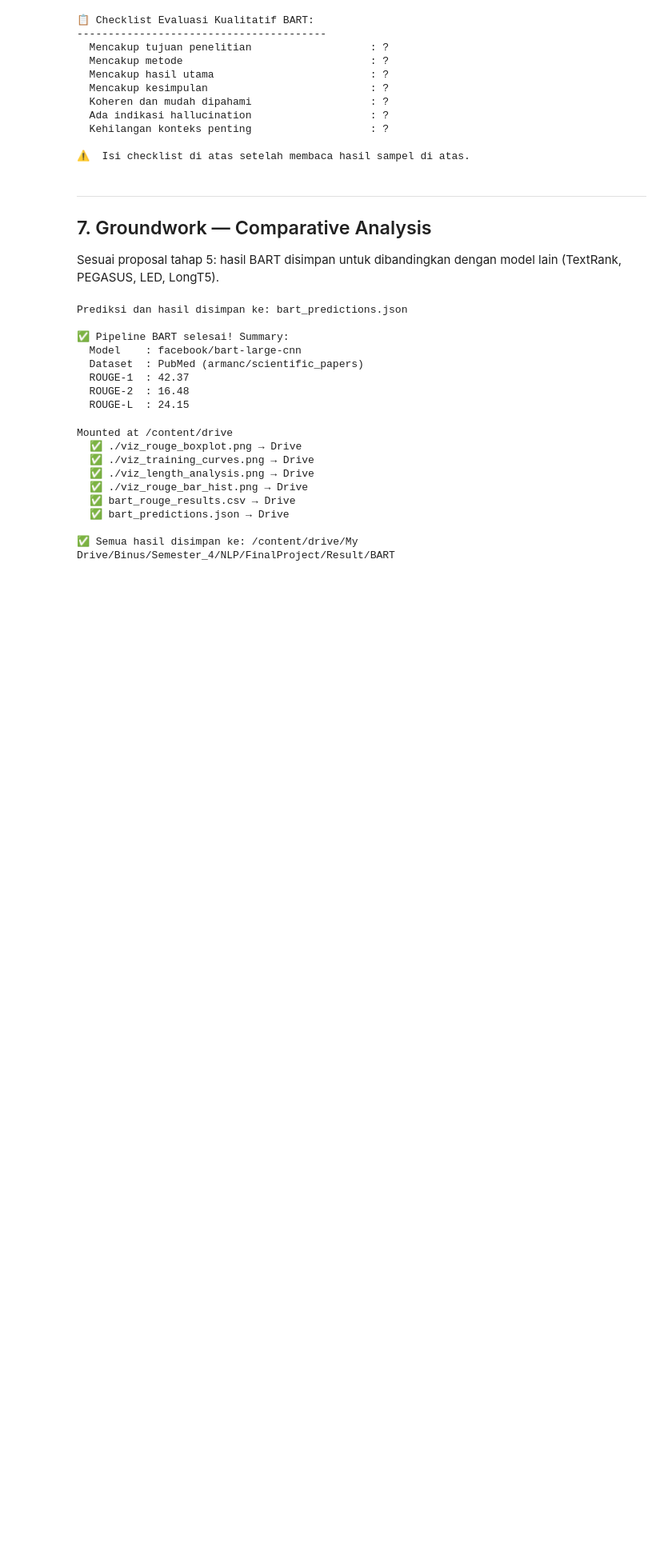
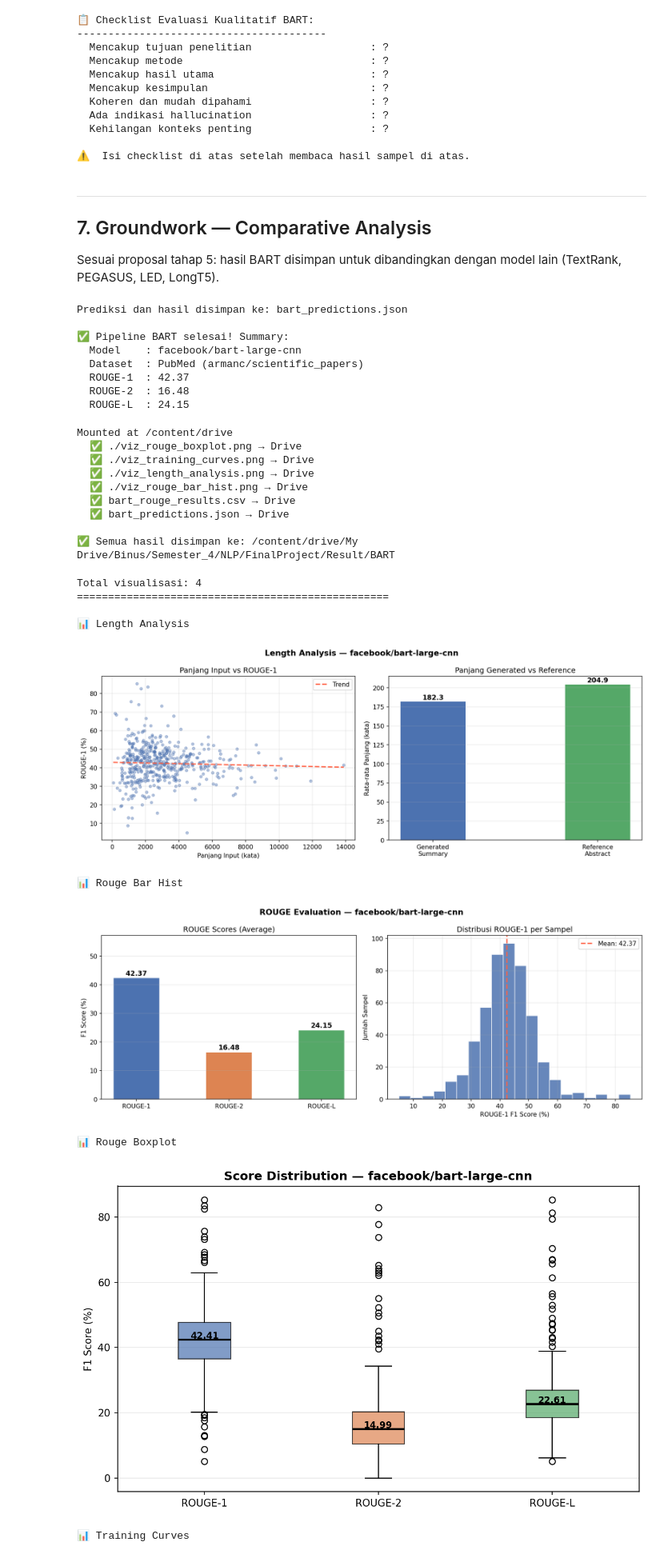
Before and after one commit to Akira006/Paper-Summarization, a Jupyter notebook: Notebook/nlp-bart-summarization.ipynb, the cells around one changed output. Shown at 80% size. Saved outputs shown, nothing was run; the diff lists cells and outputs as text; code cells hidden in the pictures; blank space fills up the shorter version.

Commit message:
Show Visualization on BART

```diff
--- a/Notebook/nlp-bart-summarization.ipynb
+++ b/Notebook/nlp-bart-summarization.ipynb
@@ -887,3 +887,28 @@ Mounted at /content/drive
   ✅ bart_predictions.json → Drive
 
 ✅ Semua hasil disimpan ke: /content/drive/My Drive/Binus/Semester_4/NLP/FinalProject/Result/BART
+# %%
+from IPython.display import display, Image
+import glob
+
+# ── Tampilkan semua visualisasi ──
+viz_files = sorted(glob.glob('./viz_*.png'))
+
+print(f"Total visualisasi: {len(viz_files)}")
+print("=" * 50)
+
+for f in viz_files:
+    name = f.replace('./viz_', '').replace('.png', '').replace('_', ' ').title()
+    print(f"\n📊 {name}")
+    display(Image(filename=f, width=900))
+# %% [output]
+Total visualisasi: 4
+==================================================
+
+📊 Length Analysis
+[figure, added]
+📊 Rouge Bar Hist
+[figure, added]
+📊 Rouge Boxplot
+[figure, added]
+📊 Training Curves
```
Also changed, not shown: parts of 1 cell of this notebook.
